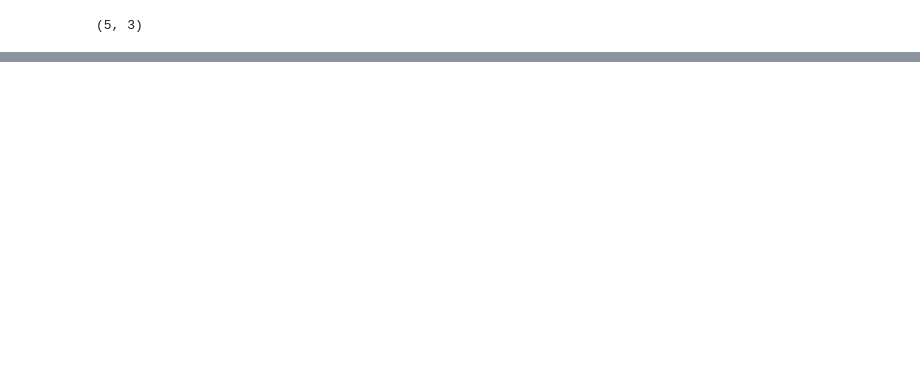
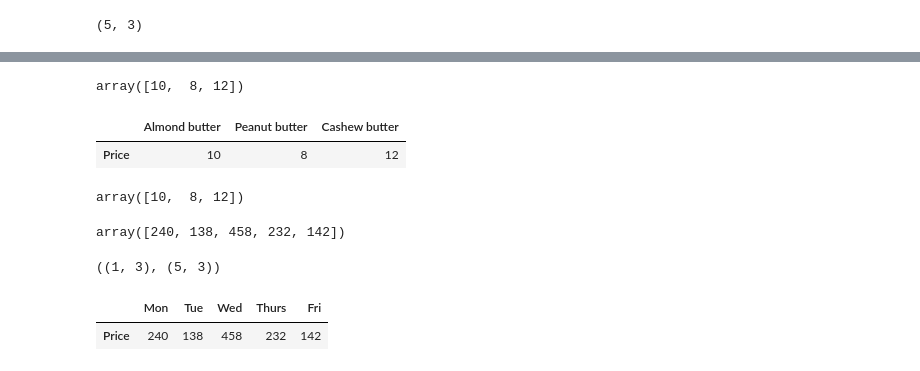
Before and after one commit to alperergul/ML-Boot-Camp, a Jupyter notebook: 02-numpy/introduction-to-numpy.ipynb, the cells around one changed output, grey strips where cells are left out. Cells and saved outputs as stored; diff of their text form; code cells hidden in the pictures; blank space fills up the shorter version.

```diff
--- a/02-numpy/introduction-to-numpy.ipynb
+++ b/02-numpy/introduction-to-numpy.ipynb
@@ -182,0 +515,5 @@ array([[0.84867593, 0.51951517, 0.15968863],
+# %%
+prices = np.array([10,8,12]);
+prices
+# %% [output]
+array([10,  8, 12])
@@ -182,0 +522,9 @@ array([[0.84867593, 0.51951517, 0.15968863],
+# %%
+butter_prices
+# %% [output]
+|  | Almond butter | Peanut butter | Cashew butter |
+| Price | 10 | 8 | 12 |
+# %%
+prices
+# %% [output]
+array([10,  8, 12])
@@ -182,0 +533,9 @@ array([[0.84867593, 0.51951517, 0.15968863],
+# %%
+total_sales = prices.dot(sales_amount.T)
+total_sales
+# %% [output]
+array([240, 138, 458, 232, 142])
+# %%
+butter_prices.shape, weekly_sales.shape
+# %% [output]
+((1, 3), (5, 3))
@@ -182,0 +544,5 @@ array([[0.84867593, 0.51951517, 0.15968863],
+# %%
+daily_sales
+# %% [output]
+|  | Mon | Tue | Wed | Thurs | Fri |
+| Price | 240 | 138 | 458 | 232 | 142 |
```
Also changed, not shown: parts of 93 cells of this notebook.
